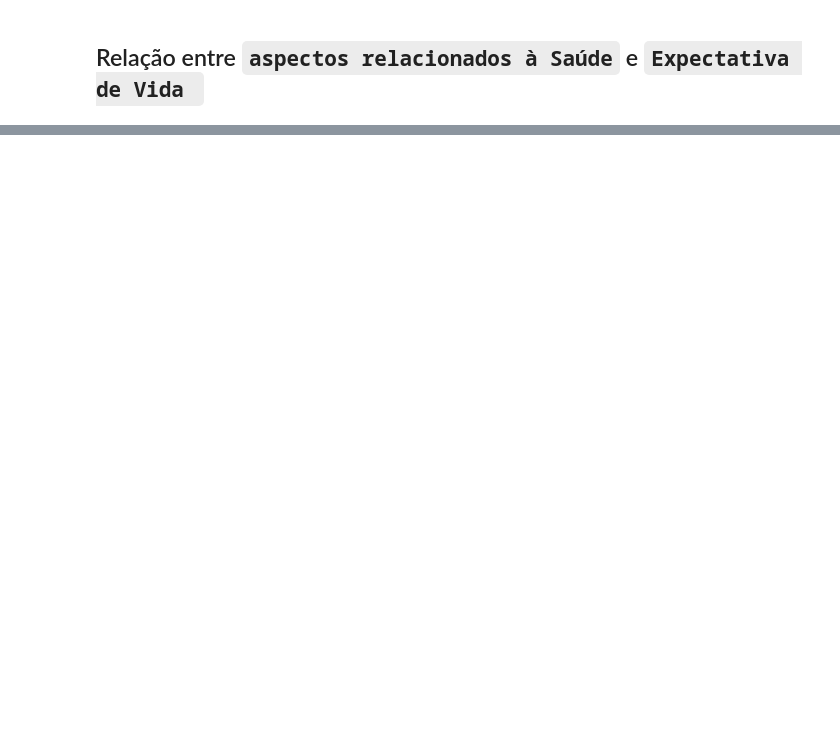
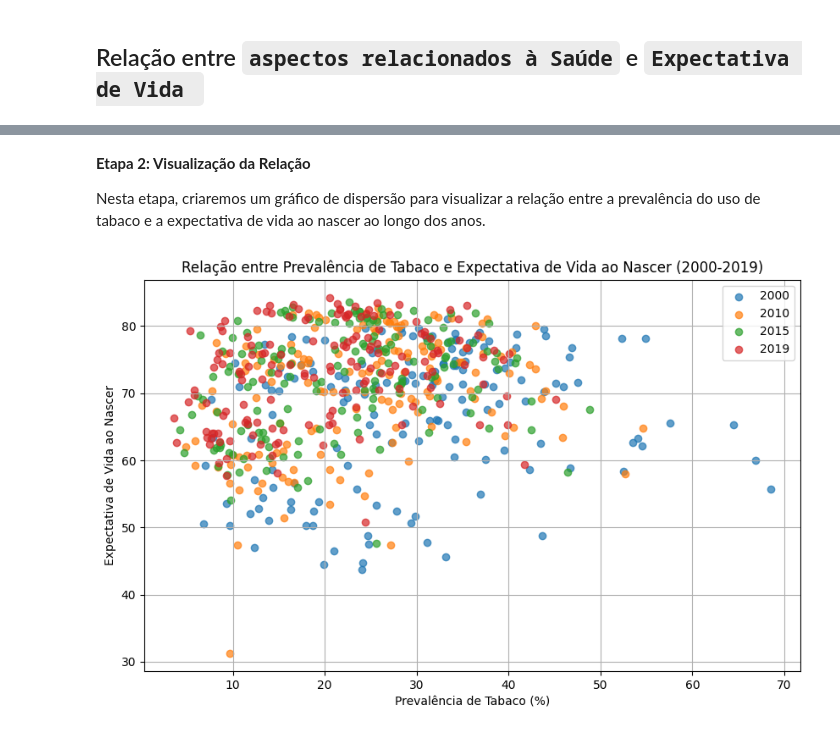
Before and after one commit to marcelomrad/Trabalho_Final_ICD, a Jupyter notebook: analise_saude.ipynb, the cells around one changed output, grey strips where cells are left out. Cells and saved outputs as stored; diff of their text form; code cells hidden in the pictures; blank space fills up the shorter version.

```diff
--- a/analise_saude.ipynb
+++ b/analise_saude.ipynb
@@ -165,0 +189,21 @@ KeyError: 0
+# %% [markdown]
+**Etapa 2: Visualização da Relação**
+
+Nesta etapa, criaremos um gráfico de dispersão para visualizar a relação entre a prevalência do uso de tabaco e a expectativa de vida ao nascer ao longo dos anos.
+# %%
+# Etapa 2: Visualização da Relação
+
+plt.figure(figsize=(10, 6))
+years = [2000, 2010, 2015, 2019]
+
+for year in years:
+    plt.scatter(df_exp_nasc_e_tabaco[f'{year}_tabaco'], df_exp_nasc_e_tabaco[f'{year}_expectativa'], alpha=0.7, label=year)
+
+plt.xlabel('Prevalência de Tabaco (%)')
+plt.ylabel('Expectativa de Vida ao Nascer')
+plt.title('Relação entre Prevalência de Tabaco e Expectativa de Vida ao Nascer (2000-2019)')
+plt.legend()
+plt.grid(True)
+plt.show()
+# %% [output]
+[figure, added]
```
Also changed, not shown: parts of 11 cells of this notebook.
